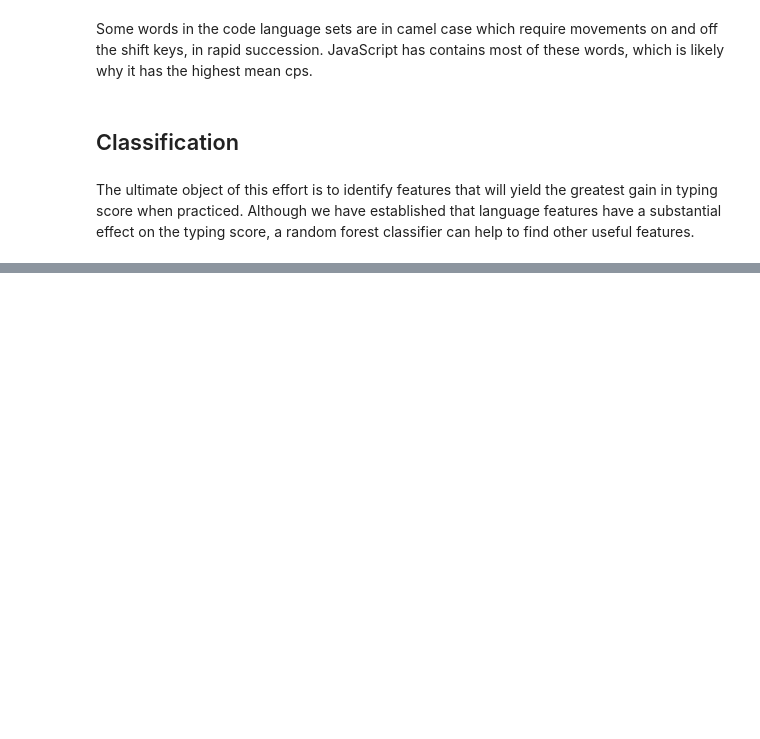
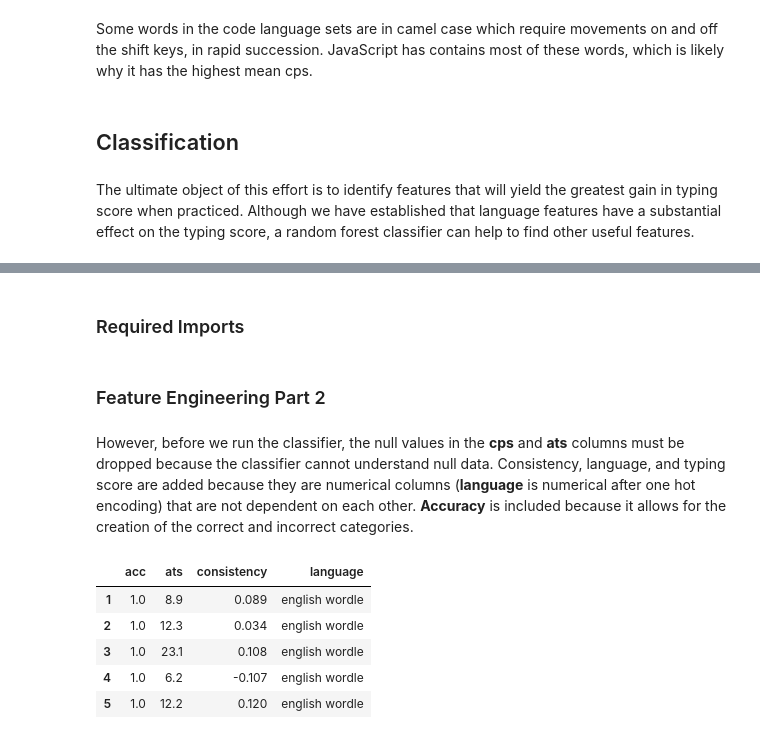
Before and after one commit to rmchorgh/MonkeyTypeMachineLearn, a Jupyter notebook: main.ipynb, the cells around one changed output, grey strips where cells are left out. Cells and saved outputs as stored; diff of their text form; code cells hidden in the pictures; blank space fills up the shorter version.

```diff
--- a/main.ipynb
+++ b/main.ipynb
@@ -585,0 +578,2 @@ The ultimate object of this effort is to identify features that will yield the g
+# %% [markdown]
+### Required Imports
@@ -585,0 +587,14 @@ The ultimate object of this effort is to identify features that will yield the g
+# %% [markdown]
+### Feature Engineering Part 2
+# %% [markdown]
+However, before we run the classifier, the null values in the __cps__ and __ats__ columns must be dropped because the classifier cannot understand null data. Consistency, language, and typing score are added because they are numerical columns (__language__ is numerical after one hot encoding) that are not dependent on each other. __Accuracy__ is included because it allows for the creation of the correct and incorrect categories.
+# %%
+cdf = df[['acc', 'ats',  'consistency', 'language']].dropna()
+cdf.head()
+# %% [output]
+|  | acc | ats | consistency | language |
+| 1 | 1.0 | 8.9 | 0.089 | english wordle |
+| 2 | 1.0 | 12.3 | 0.034 | english wordle |
+| 3 | 1.0 | 23.1 | 0.108 | english wordle |
+| 4 | 1.0 | 6.2 | -0.107 | english wordle |
+| 5 | 1.0 | 12.2 | 0.120 | english wordle |
```
Also changed, not shown: parts of 13 cells of this notebook, 1 other file.
